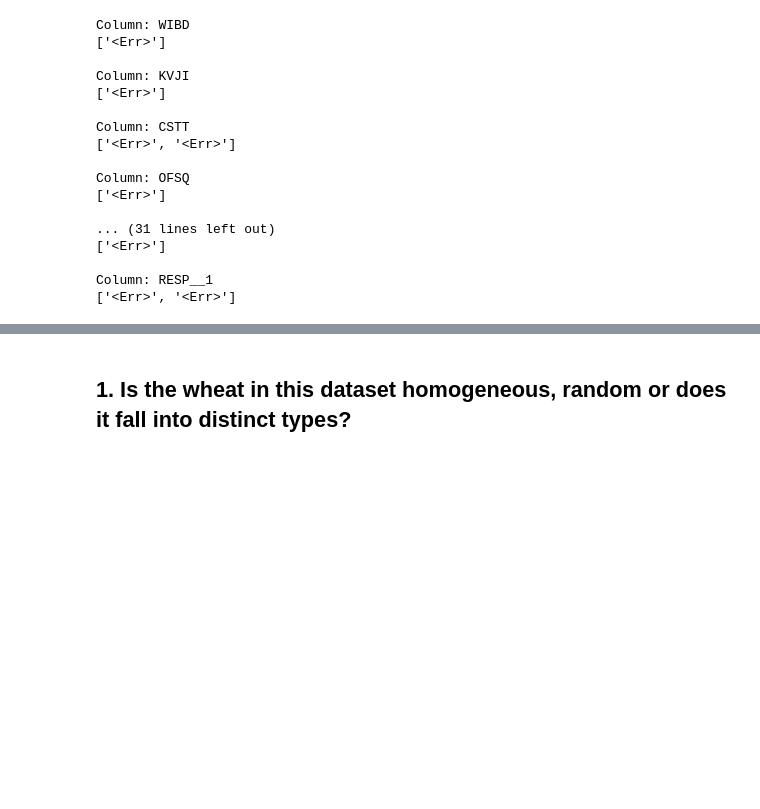
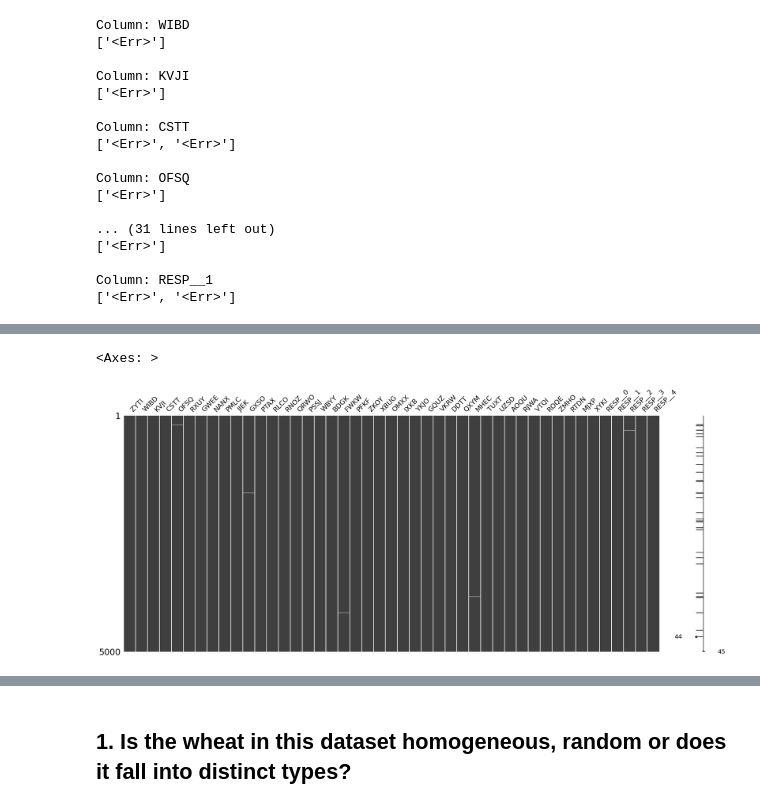
Before and after one commit to lao8n/oxford_classical_machine_learning, a Jupyter notebook: assignment/assignment.ipynb, the cells around one changed output, grey strips where cells are left out. Cells and saved outputs as stored; diff of their text form; code cells hidden in the pictures; blank space fills up the shorter version.

```diff
--- a/assignment/assignment.ipynb
+++ b/assignment/assignment.ipynb
@@ -144,0 +143,6 @@ Then, I create a mask to find the indices of values in the columns that are neit
+# %%
+import missingno as msno
+msno.matrix(df)
+# %% [output]
+<Axes: >
+[figure, added]
```
Also changed, not shown: parts of 29 cells of this notebook.
